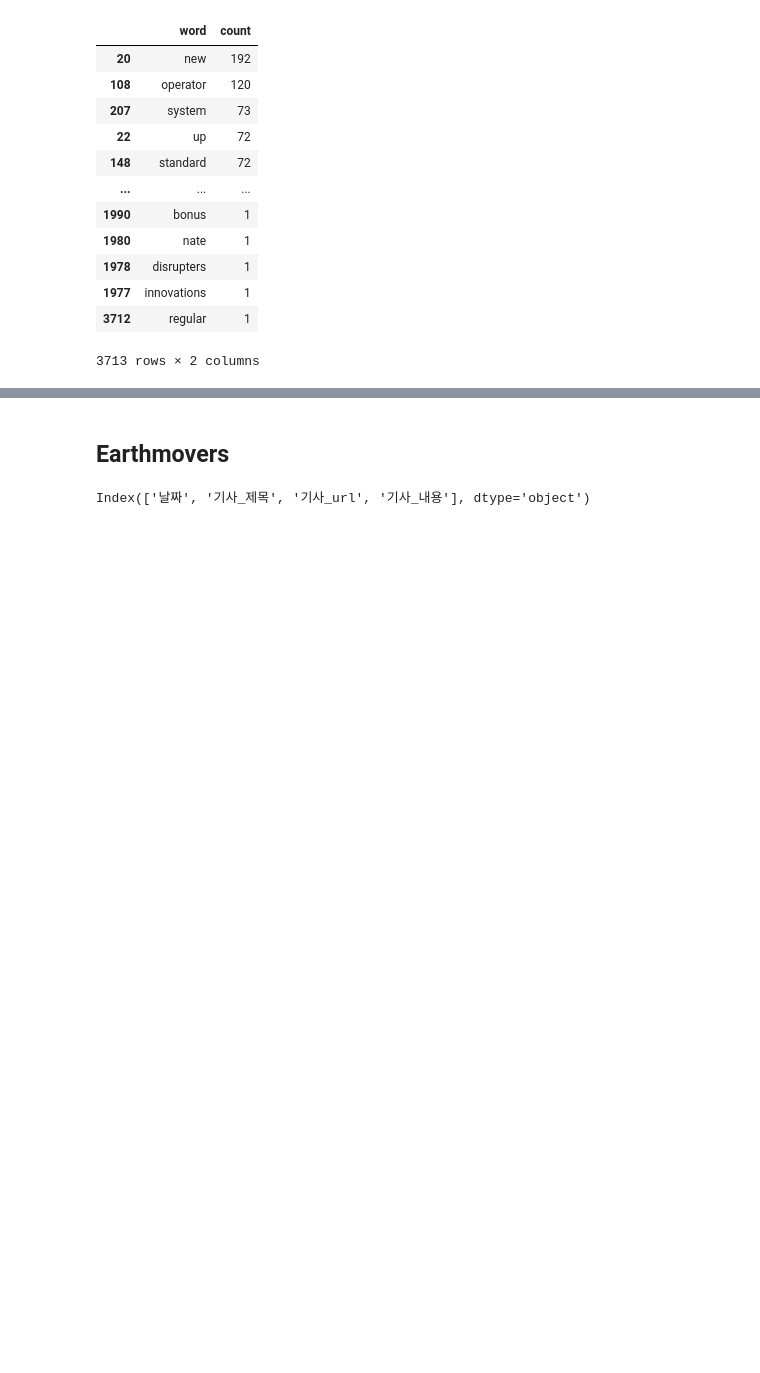
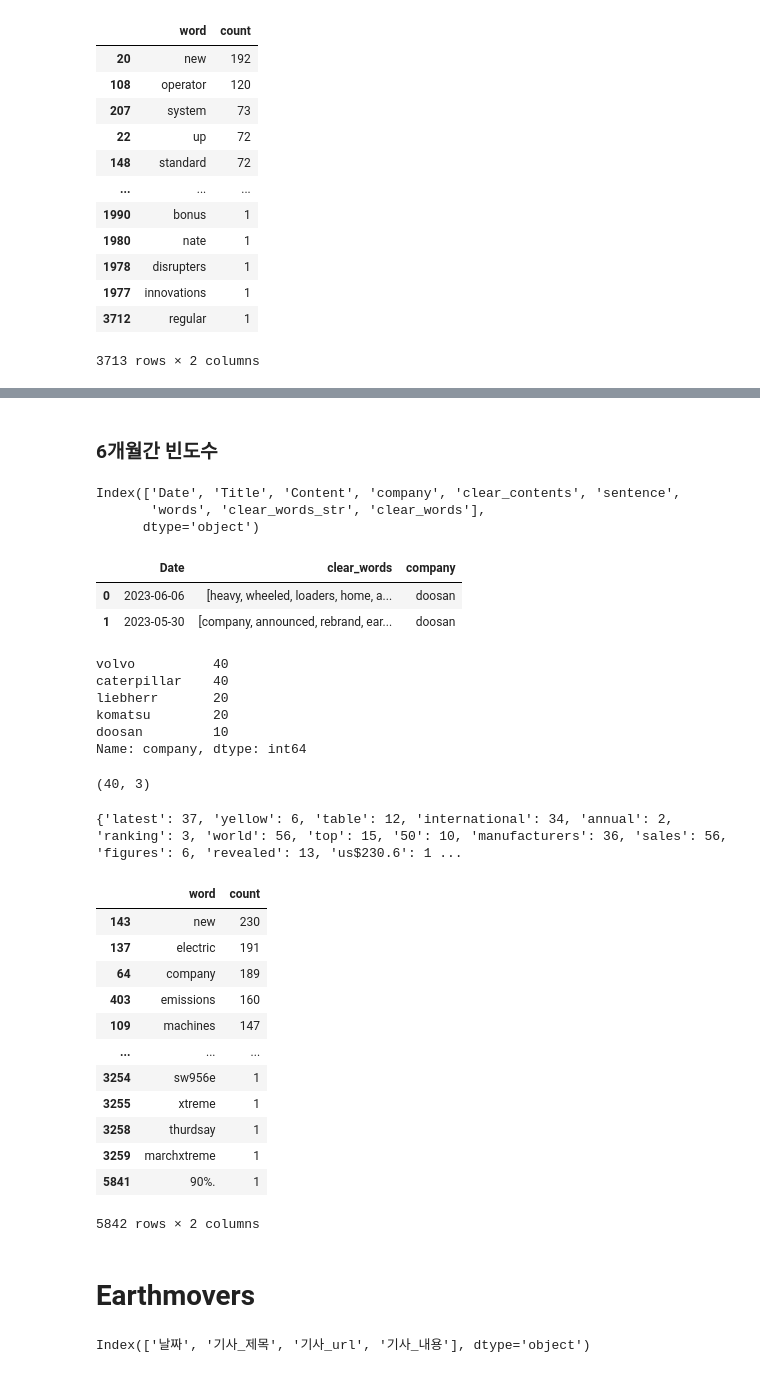
Before and after one commit to CE-MarketSensing/ConstructionEquipment, a Jupyter notebook: EDA/total_counts.ipynb, the cells around one changed output, grey strips where cells are left out. Drawn from its saved outputs; the diff is of its cells as text; code cells hidden in the pictures; blank space fills up the shorter version.

Commit message:
[news] 혜정님 volvo 적용

```diff
--- a/EDA/total_counts.ipynb
+++ b/EDA/total_counts.ipynb
@@ -300,0 +421,14 @@ histogram_df.to_csv("../data/count/cat_words_counts.csv", index=False)
+# %%
+# 불용어 처리 함수
+def stop_words_out(words):
+    result = []
+    for w in words:
+        if w not in stop_words_list:
+            result.append(w)
+    return " ".join(result)
+# %%
+# 불용어 처리한 단어 모음 (str)
+news["clear_words_str"] = news["words"].map(stop_words_out)
+# 불용어 처리한 단어의 리스트
+news["clear_words"] = news["clear_words_str"].map(lambda x: x.split(" "))
+news["clear_words"][:2]
@@ -300,0 +442,62 @@ histogram_df.to_csv("../data/count/cat_words_counts.csv", index=False)
+# %% [markdown]
+### 6개월간 빈도수
+# %%
+news.columns
+# %% [output]
+Index(['Date', 'Title', 'Content', 'company', 'clear_contents', 'sentence',
+       'words', 'clear_words_str', 'clear_words'],
+      dtype='object')
+# %%
+news[["Date", "clear_words", "company"]][:2]
+# %% [output]
+|  | Date | clear_words | company |
+| 0 | 2023-06-06 | [heavy, wheeled, loaders, home, a... | doosan |
+| 1 | 2023-05-30 | [company, announced, rebrand, ear... | doosan |
+# %%
+news["company"].value_counts()
+# %% [output]
+volvo          40
+caterpillar    40
+liebherr       20
+komatsu        20
+doosan         10
+Name: company, dtype: int64
+# %%
+news_company = "volvo"
+news_6month = news[["Date", "company", "clear_words"]].loc[(news["Date"] >= "2022-11-01") & (news["company"]==news_company)]
+# 2022-11-01 이후 기사 수
+news_6month.shape
+# %% [output]
+(40, 3)
+# %%
+# 단어 하나하나 등장 갯수를 세서 dictionary 로 만들기
+histogram_6month = {}
+
+for words in news_6month["clear_words"]:
+    for word in words:
+        histogram_6month[word] = histogram_6month.get(word, 0) + 1
+
+print(histogram_6month)
+# %% [output]
+{'latest': 37, 'yellow': 6, 'table': 12, 'international': 34, 'annual': 2, 'ranking': 3, 'world': 56, 'top': 15, '50': 10, 'manufacturers': 36, 'sales': 56, 'figures': 6, 'revealed': 13, 'us$230.6': 1 ...
+# %%
+# dictionary 의 데이터프레임화
+data = {"word":histogram_6month.keys(), "count":histogram_6month.values()}
+histogram_df = pd.DataFrame.from_dict(data)
+# 정렬
+histogram_df = histogram_df.sort_values(by="count", ascending=False)
+histogram_df
+# %% [output]
+|  | word | count |
+| 143 | new | 230 |
+| 137 | electric | 191 |
+| 64 | company | 189 |
+| 403 | emissions | 160 |
+| 109 | machines | 147 |
+| ... | ... | ... |
+| 3254 | sw956e | 1 |
+| 3255 | xtreme | 1 |
+| 3258 | thurdsay | 1 |
+| 3259 | marchxtreme | 1 |
+| 5841 | 90%. | 1 |
+5842 rows × 2 columns
@@ -301,5 +506,5 @@ histogram_df.to_csv("../data/count/cat_words_counts.csv", index=False)
 # %% [markdown]
-## Earthmovers
+# Earthmovers
 # %%
 earth = pd.read_csv("../data/[article]earthmoversmagazine.csv")
 display(earth.columns)
```
Also changed, not shown: parts of 18 cells of this notebook, 2 other files.
